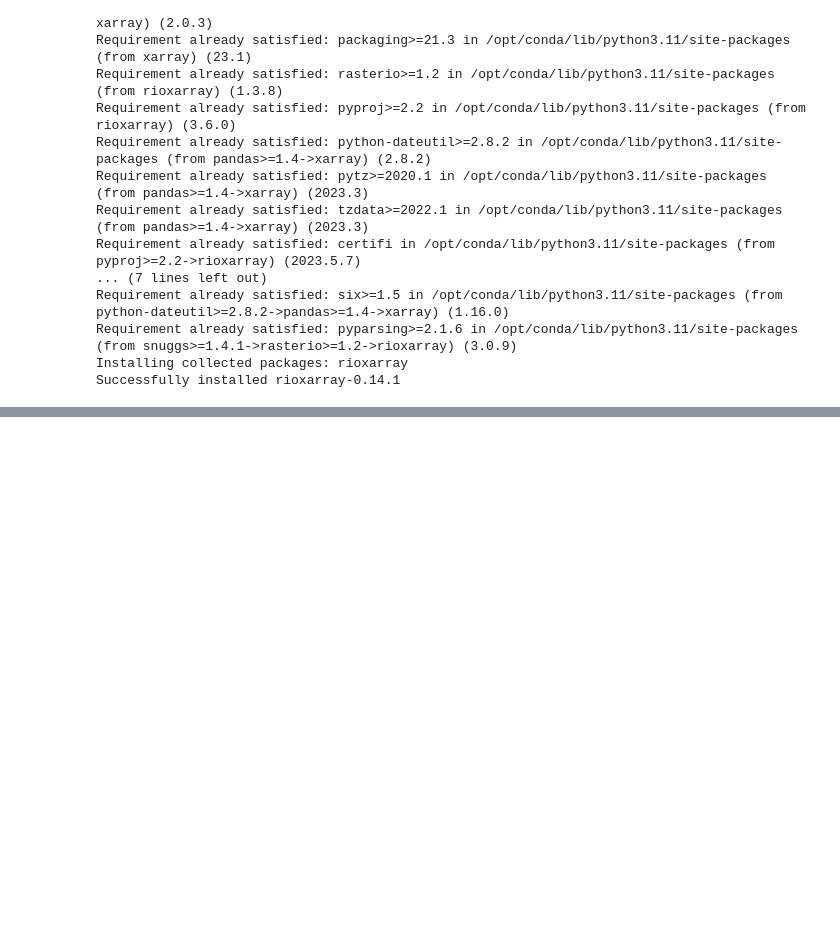
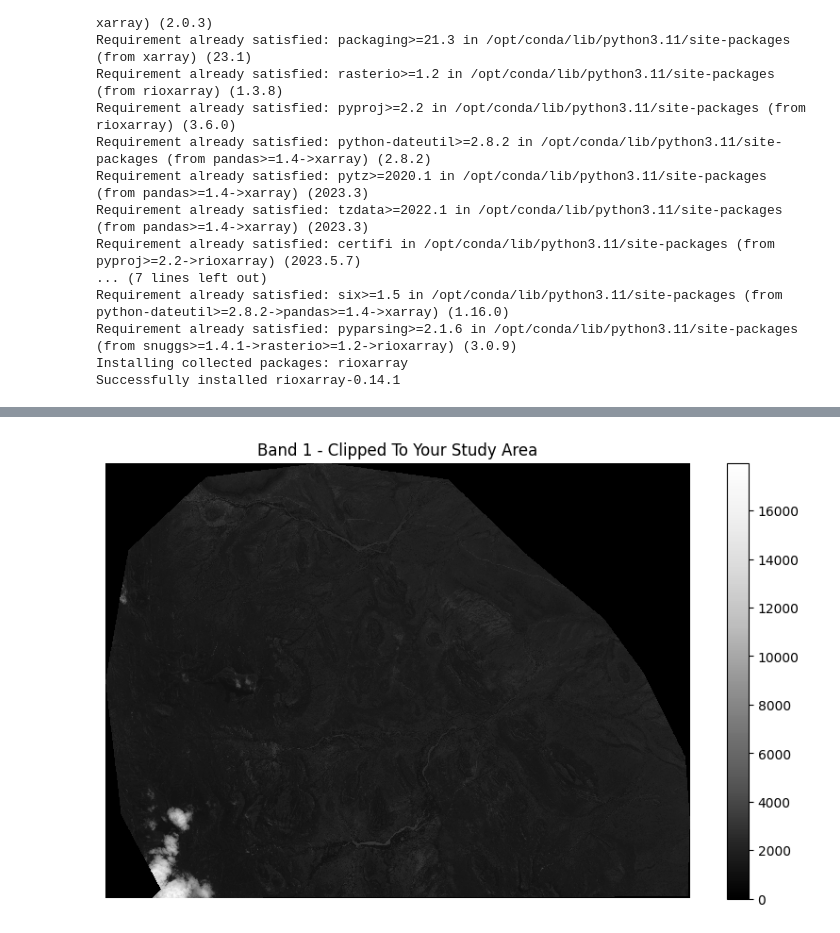
Before and after one commit to mightyMarabu/jupyter_notebooks, a Jupyter notebook: cropData.ipynb, the cells around one changed output, grey strips where cells are left out. Cells and saved outputs as stored; diff of their text form; code cells hidden in the pictures; blank space fills up the shorter version.

```diff
--- a/cropData.ipynb
+++ b/cropData.ipynb
@@ -70,0 +111,7 @@ all_sentinel_post_bands
+# %%
+sentinel_post_xr_clip = rxr.open_rasterio(all_sentinel_post_bands[0]).rio.clip(
+    aoi_boundary_reprojected.geometry,
+    from_disk=True).squeeze()
+
+# Notice the x and y data dimensions of your data have changed
+sentinel_post_xr_clip
@@ -70,0 +135,10 @@ all_sentinel_post_bands
+# %%
+# Plot the data
+f, ax = plt.subplots(figsize=(10, 6))
+sentinel_post_xr_clip.plot.imshow(cmap="Greys_r",
+                                 ax=ax)
+ax.set_axis_off()
+ax.set_title("Band 1 - Clipped To Your Study Area")
+plt.show()
+# %% [output]
+[figure, added]
```
Also changed, not shown: parts of 24 cells of this notebook, 3 other files.
